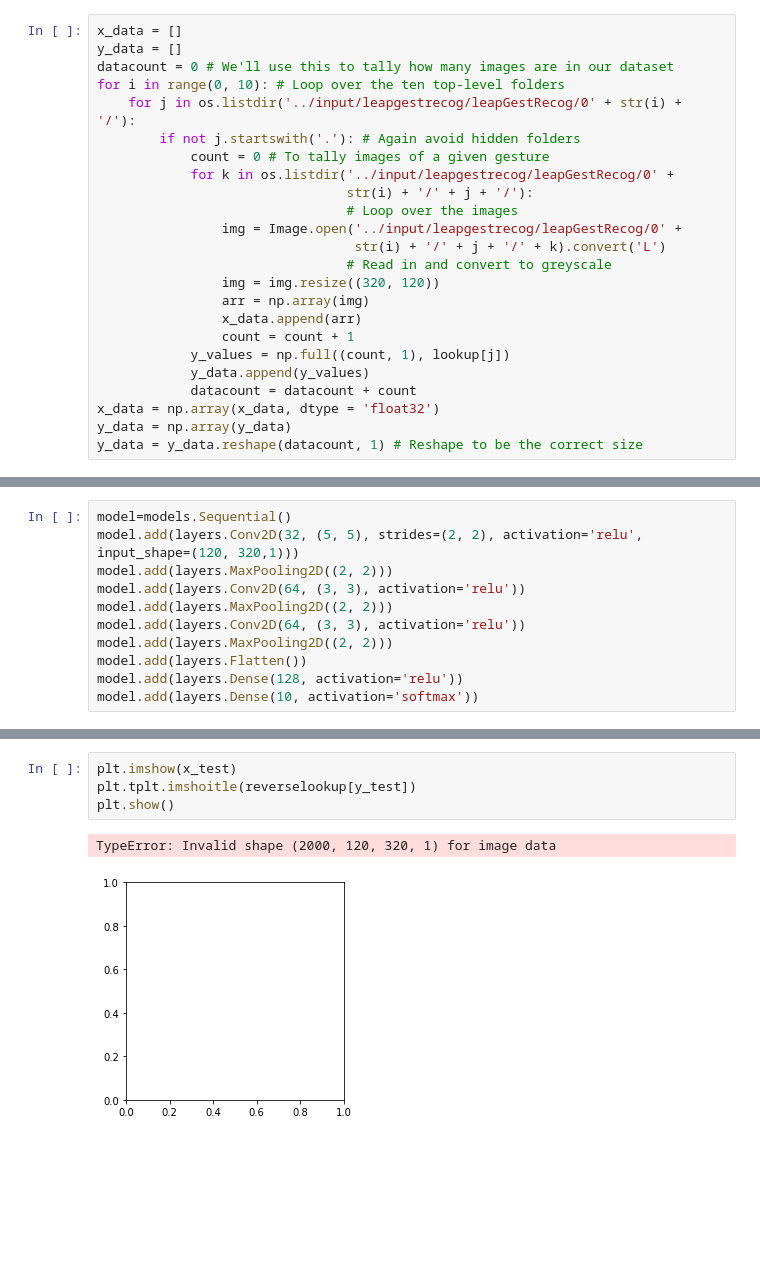
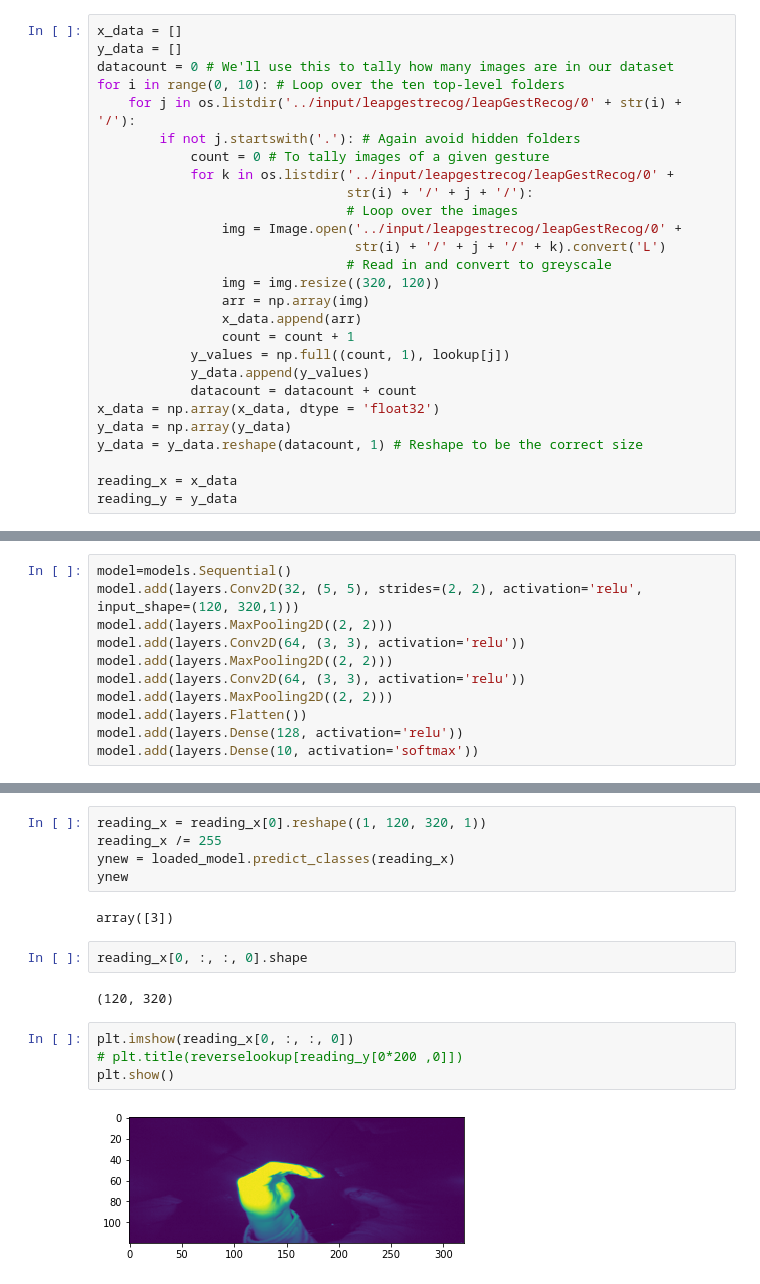
Before and after one commit to allison98/nwhacks2020, a Jupyter notebook: depth_camera/hand_cnn.ipynb, the cells around one changed output, grey strips where cells are left out. Drawn from its saved outputs; the diff is of its cells as text; blank space fills up the shorter version.

Commit message:
find depth camera image and saved CNN model

```diff
--- a/depth_camera/hand_cnn.ipynb
+++ b/depth_camera/hand_cnn.ipynb
@@ -50,3 +50,6 @@ for i in range(0, 10): # Loop over the ten top-level folders
 x_data = np.array(x_data, dtype = 'float32')
 y_data = np.array(y_data)
 y_data = y_data.reshape(datacount, 1) # Reshape to be the correct size
+
+reading_x = x_data
+reading_y = y_data
@@ -127,7 +173,17 @@ Accuracy:0.9994999766349792
+# %%
+reading_x = reading_x[0].reshape((1, 120, 320, 1))
+reading_x /= 255
+ynew = loaded_model.predict_classes(reading_x)
+ynew
+# %% [output]
+array([3])
+# %%
+reading_x[0, :, :, 0].shape
+# %% [output]
+(120, 320)
 # %%
-plt.imshow(x_test)
-plt.tplt.imshoitle(reverselookup[y_test])
+plt.imshow(reading_x[0, :, :, 0])
+# plt.title(reverselookup[reading_y[0*200 ,0]])
 plt.show()
 # %% [output]
-TypeError: Invalid shape (2000, 120, 320, 1) for image data
-[figure, old version]
+[figure, new version]
```
Also changed, not shown: parts of 10 cells of this notebook, 3 other files.
